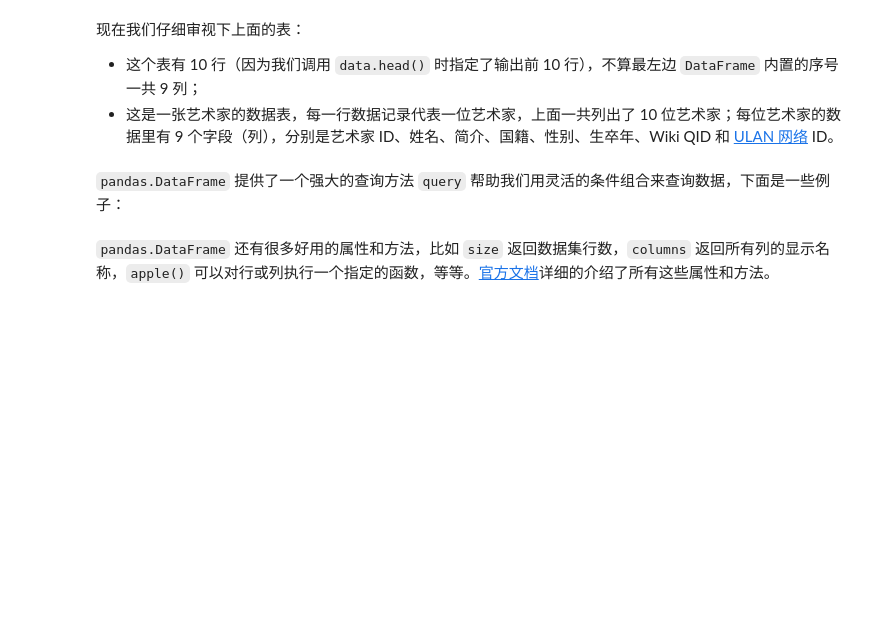
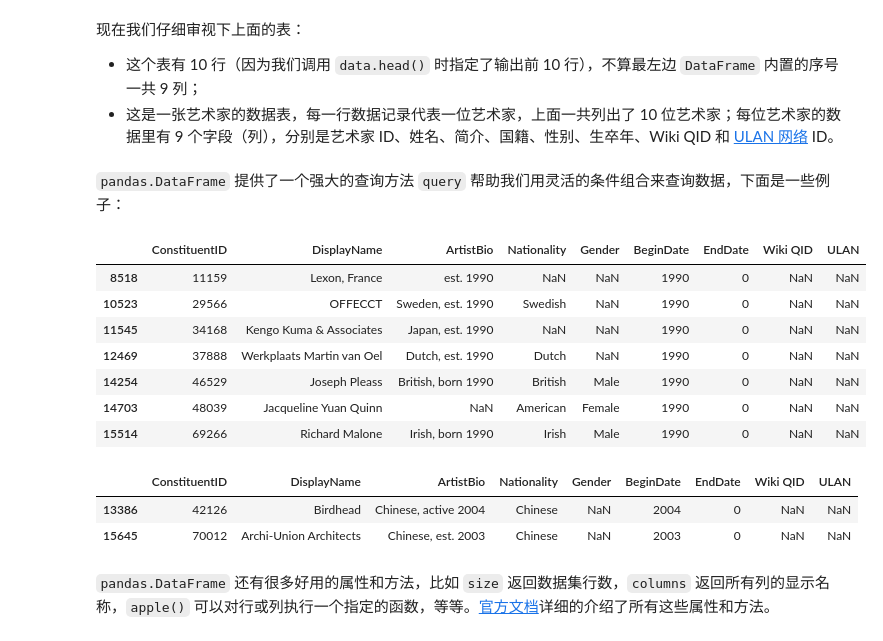
Before and after one commit to ds-dog/pilot-student, a Jupyter notebook: p2-c-database.ipynb, the cells around one changed output. Cells and saved outputs as stored; diff of their text form; code cells hidden in the pictures; blank space fills up the shorter version.

```diff
--- a/p2-c-database.ipynb
+++ b/p2-c-database.ipynb
@@ -236,11 +248,24 @@ pandas 提供的 `read_csv` 函数读取一个 *CSV* 文件，并将其结果装
 # %% [markdown]
 `pandas.DataFrame` 提供了一个强大的查询方法 `query` 帮助我们用灵活的条件组合来查询数据，下面是一些例子：
 # %%
-data.query('BeginData >= 1990 and BeginData < 1991')
+data.query('BeginDate >= 1990 and BeginDate < 1991')
 # 请在这里输入代码
+# %% [output]
+|  | ConstituentID | DisplayName | ArtistBio | Nationality | Gender | BeginDate | EndDate | Wiki QID | ULAN |
+| 8518 | 11159 | Lexon, France | est. 1990 | NaN | NaN | 1990 | 0 | NaN | NaN |
+| 10523 | 29566 | OFFECCT | Sweden, est. 1990 | Swedish | NaN | 1990 | 0 | NaN | NaN |
+| 11545 | 34168 | Kengo Kuma & Associates | Japan, est. 1990 | NaN | NaN | 1990 | 0 | NaN | NaN |
+| 12469 | 37888 | Werkplaats Martin van Oel | Dutch, est. 1990 | Dutch | NaN | 1990 | 0 | NaN | NaN |
+| 14254 | 46529 | Joseph Pleass | British, born 1990 | British | Male | 1990 | 0 | NaN | NaN |
+| 14703 | 48039 | Jacqueline Yuan Quinn | NaN | American | Female | 1990 | 0 | NaN | NaN |
+| 15514 | 69266 | Richard Malone | Irish, born 1990 | Irish | Male | 1990 | 0 | NaN | NaN |
 # %%
-data.query('Nationality == "Chinese" and BeginData >= 1990')
+data.query('Nationality == "Chinese" and BeginDate >= 1990')
 # 请在这里输入代码
+# %% [output]
+|  | ConstituentID | DisplayName | ArtistBio | Nationality | Gender | BeginDate | EndDate | Wiki QID | ULAN |
+| 13386 | 42126 | Birdhead | Chinese, active 2004 | Chinese | NaN | 2004 | 0 | NaN | NaN |
+| 15645 | 70012 | Archi-Union Architects | Chinese, est. 2003 | Chinese | NaN | 2003 | 0 | NaN | NaN |
 # %% [markdown]
 `pandas.DataFrame` 还有很多好用的属性和方法，比如 `size` 返回数据集行数，`columns` 返回所有列的显示名称，`apple()` 可以对行或列执行一个指定的函数，等等。[官方文档](https://pandas.pydata.org/pandas-docs/stable/reference/api/pandas.DataFrame.html)详细的介绍了所有这些属性和方法。
 # %% [markdown]
```
Also changed, not shown: parts of 50 cells of this notebook, 4 other files.
